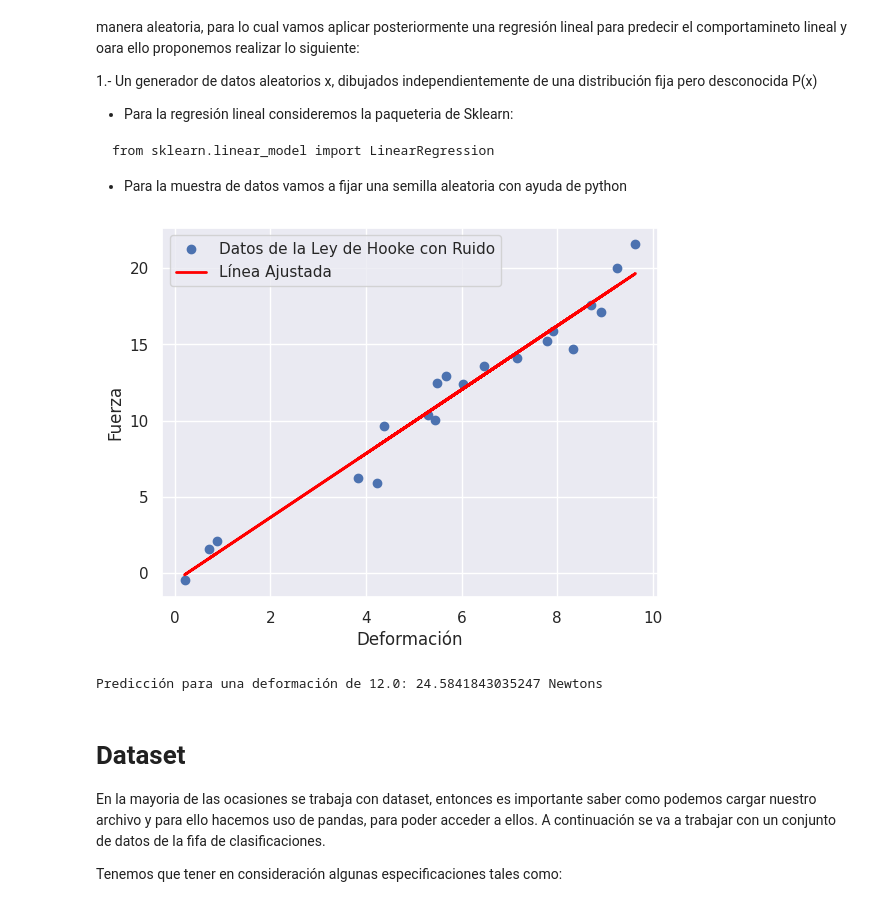
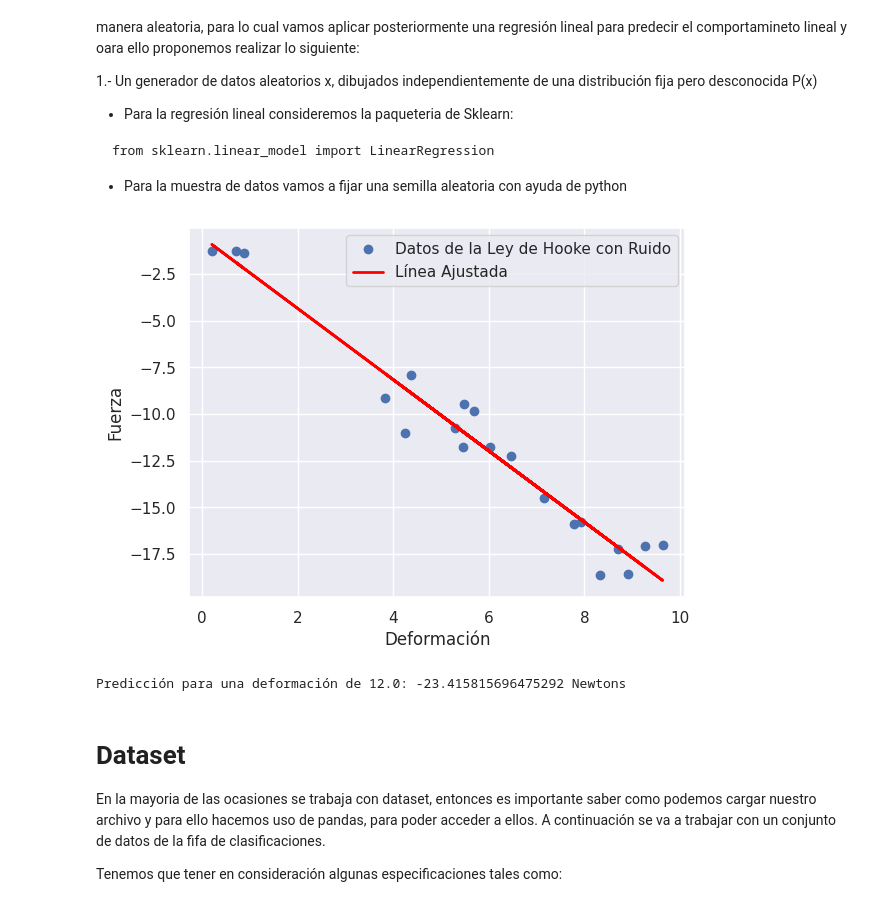
Before and after one commit to Fermionpass/IO, a Jupyter notebook: Data_maipulation_.ipynb, the cells around one changed output. Cells and saved outputs as stored; diff of their text form; code cells hidden in the pictures.

```diff
--- a/Data_maipulation_.ipynb
+++ b/Data_maipulation_.ipynb
@@ -623,35 +623,35 @@ from sklearn.linear_model import LinearRegression
 # %%
 #Importamos la paqueteria de Skelarn
 
 from sklearn.linear_model import LinearRegression
 
 # Generar un conjunto de datos aleatorios para la Ley de Hooke
 np.random.seed(0)  # Fijamos la semilla para reproducibilidad
 x = np.random.rand(20) * 10  # Valores aleatorios para la deformación
-y = 2 * x + np.random.randn(20)  # Aplicamos la Ley de Hooke con
+y = - 2 * x + np.random.randn(20)  # Aplicamos la Ley de Hooke con
 
 # Generamos el modelo lineal
 model = LinearRegression()
 
 # Ajustar el modelo a los datos
 x = x.reshape(-1, 1)  # Requerido por scikit-learn
 model.fit(x, y) # Ajustamos el modelo a los datos
 
 # Visualizar los datos y la línea ajustada
 plt.scatter(x, y, label='Datos de la Ley de Hooke con Ruido')
 plt.plot(x, model.predict(x), color='red', linewidth=2, label='Línea Ajustada')
 plt.xlabel('Deformación')
 plt.ylabel('Fuerza')
 plt.legend()
 plt.show()
 
 # Predecir un valor fuera del conjunto de datos
 nueva_deformacion = np.array([[12.0]])  # Valor fuera del conjunto original
 prediccion = model.predict(nueva_deformacion)
 print(f'Predicción para una deformación de {nueva_deformacion[0,0]}: {prediccion[0]}'' Newtons')
 # %% [output]
-[figure, old version]
+[figure, new version]
-Predicción para una deformación de 12.0: 24.5841843035247 Newtons
+Predicción para una deformación de 12.0: -23.415815696475292 Newtons
 # %% [markdown]
 # Dataset
 
```
Also changed, not shown: parts of 3 cells of this notebook.
